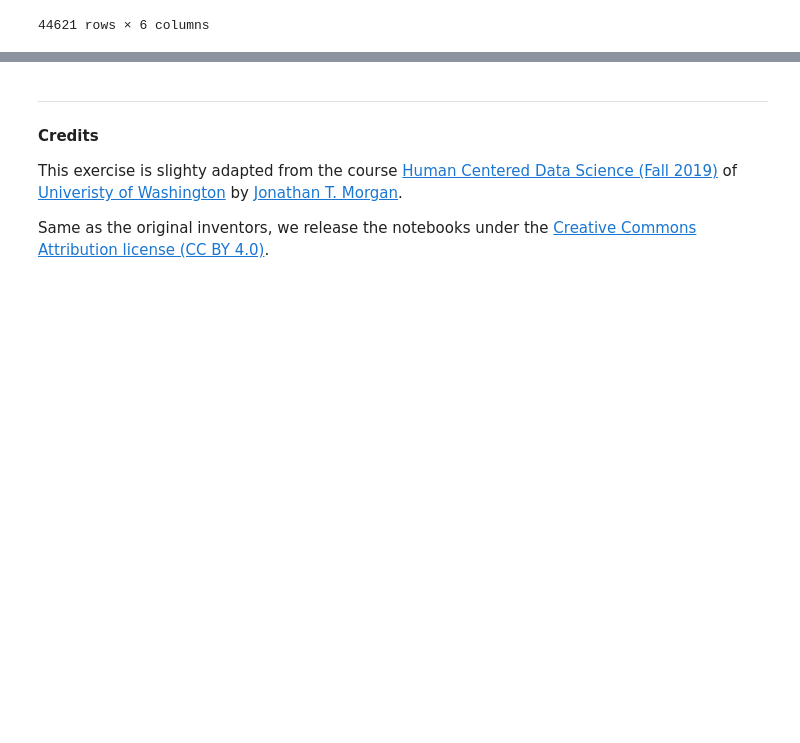
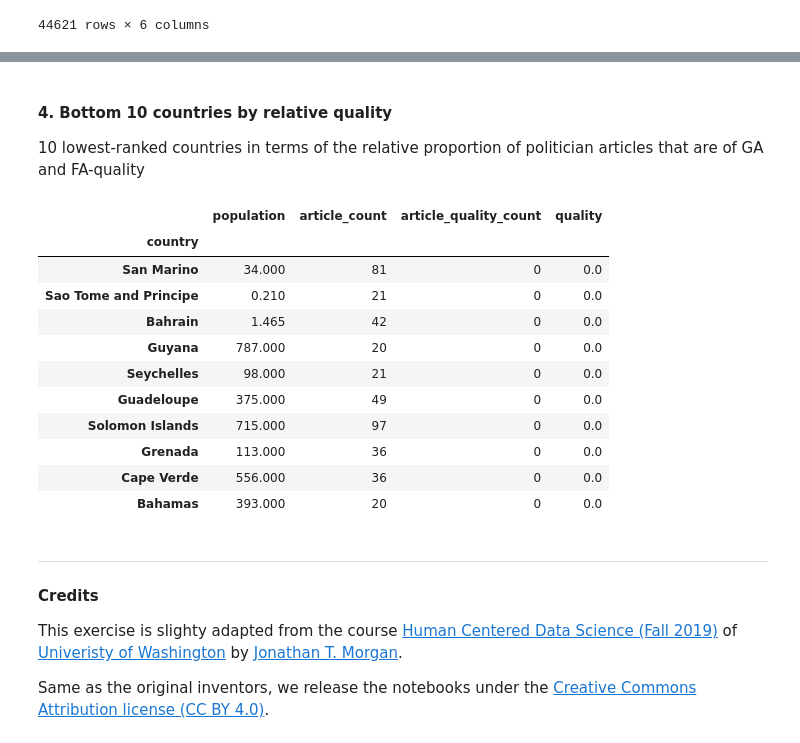
Before and after one commit to Arne117/A3-hcds-hcc-bias, a Jupyter notebook: src/A3_Wikipedia_ORES_Bias.ipynb, the cells around one changed output, grey strips where cells are left out. Saved outputs shown, nothing was run; the diff lists cells and outputs as text; code cells hidden in the pictures; blank space fills up the shorter version.

```diff
--- a/src/A3_Wikipedia_ORES_Bias.ipynb
+++ b/src/A3_Wikipedia_ORES_Bias.ipynb
@@ -369,3 +444,21 @@ filter2 = final_df['ga'] +  final_df['fa'] >= 0.5
+# %% [markdown]
+#### 4. Bottom 10 countries by relative quality
+10 lowest-ranked countries in terms of the relative proportion of politician articles that are of GA and FA-quality
+# %%
+quality_df.tail(10)
+# %% [output]
+|  | population | article_count | article_quality_count | quality |
+| country |  |  |  |  |
+| San Marino | 34.000 | 81 | 0 | 0.0 |
+| Sao Tome and Principe | 0.210 | 21 | 0 | 0.0 |
+| Bahrain | 1.465 | 42 | 0 | 0.0 |
+| Guyana | 787.000 | 20 | 0 | 0.0 |
+| Seychelles | 98.000 | 21 | 0 | 0.0 |
+| Guadeloupe | 375.000 | 49 | 0 | 0.0 |
+| Solomon Islands | 715.000 | 97 | 0 | 0.0 |
+| Grenada | 113.000 | 36 | 0 | 0.0 |
+| Cape Verde | 556.000 | 36 | 0 | 0.0 |
+| Bahamas | 393.000 | 20 | 0 | 0.0 |
 # %% [markdown]
 ***
 
```
Also changed, not shown: parts of 13 cells of this notebook.
